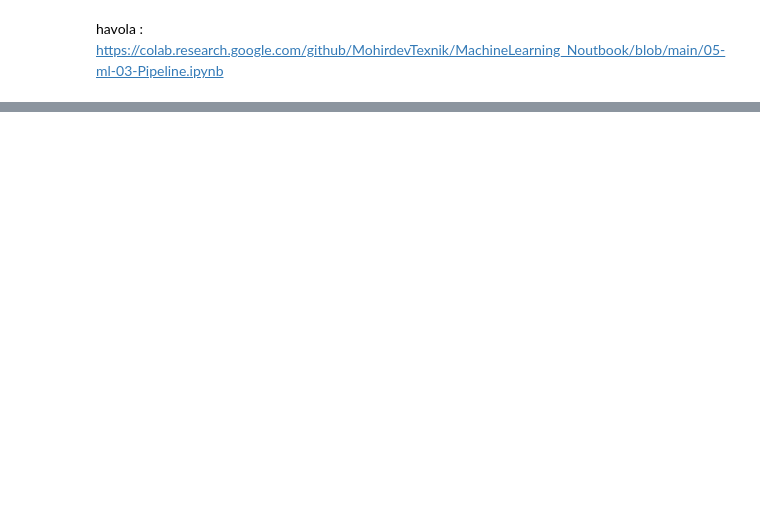
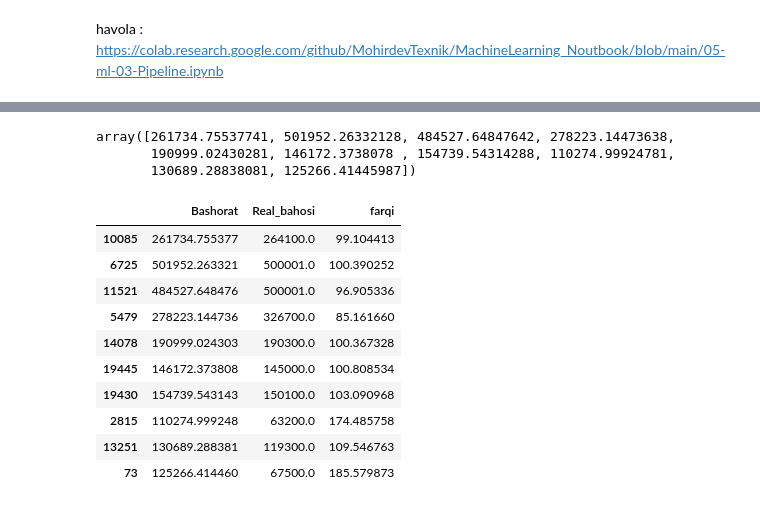
Before and after one commit to ulubeykhuja/mohir_dev_lessons, a Jupyter notebook: ML_boshlanishi.ipynb, the cells around one changed output, grey strips where cells are left out. Cells and saved outputs as stored; diff of their text form; code cells hidden in the pictures; blank space fills up the shorter version.

```diff
--- a/ML_boshlanishi.ipynb
+++ b/ML_boshlanishi.ipynb
@@ -123,0 +156,4 @@ havola : https://colab.research.google.com/github/MohirdevTexnik/MachineLearning
+# %%
+#tekshirish uchun labellarni ajratib olamiz
+test_label = y.loc[test_data.index]
+test_label
@@ -123,0 +173,5 @@ havola : https://colab.research.google.com/github/MohirdevTexnik/MachineLearning
+# %%
+# teat_data ni ham pipeline dan o'tkazamiz
+
+test_data_prepered = full_pipeline.transform(test_data)
+test_data_prepered[0:3,]
@@ -123,0 +191,22 @@ havola : https://colab.research.google.com/github/MohirdevTexnik/MachineLearning
+# %%
+predicted_labels = LR_model.predict(test_data_prepered)
+predicted_labels
+# %% [output]
+array([261734.75537741, 501952.26332128, 484527.64847642, 278223.14473638,
+       190999.02430281, 146172.3738078 , 154739.54314288, 110274.99924781,
+       130689.28838081, 125266.41445987])
+# %%
+# DF ga aylantirib solishtiramiz
+pd.DataFrame({'Bashorat': predicted_labels, 'Real_bahosi': test_label, 'farqi': predicted_labels / test_label*100})
+# %% [output]
+|  | Bashorat | Real_bahosi | farqi |
+| 10085 | 261734.755377 | 264100.0 | 99.104413 |
+| 6725 | 501952.263321 | 500001.0 | 100.390252 |
+| 11521 | 484527.648476 | 500001.0 | 96.905336 |
+| 5479 | 278223.144736 | 326700.0 | 85.161660 |
+| 14078 | 190999.024303 | 190300.0 | 100.367328 |
+| 19445 | 146172.373808 | 145000.0 | 100.808534 |
+| 19430 | 154739.543143 | 150100.0 | 103.090968 |
+| 2815 | 110274.999248 | 63200.0 | 174.485758 |
+| 13251 | 130689.288381 | 119300.0 | 109.546763 |
+| 73 | 125266.414460 | 67500.0 | 185.579873 |
```
Also changed, not shown: parts of 27 cells of this notebook.
